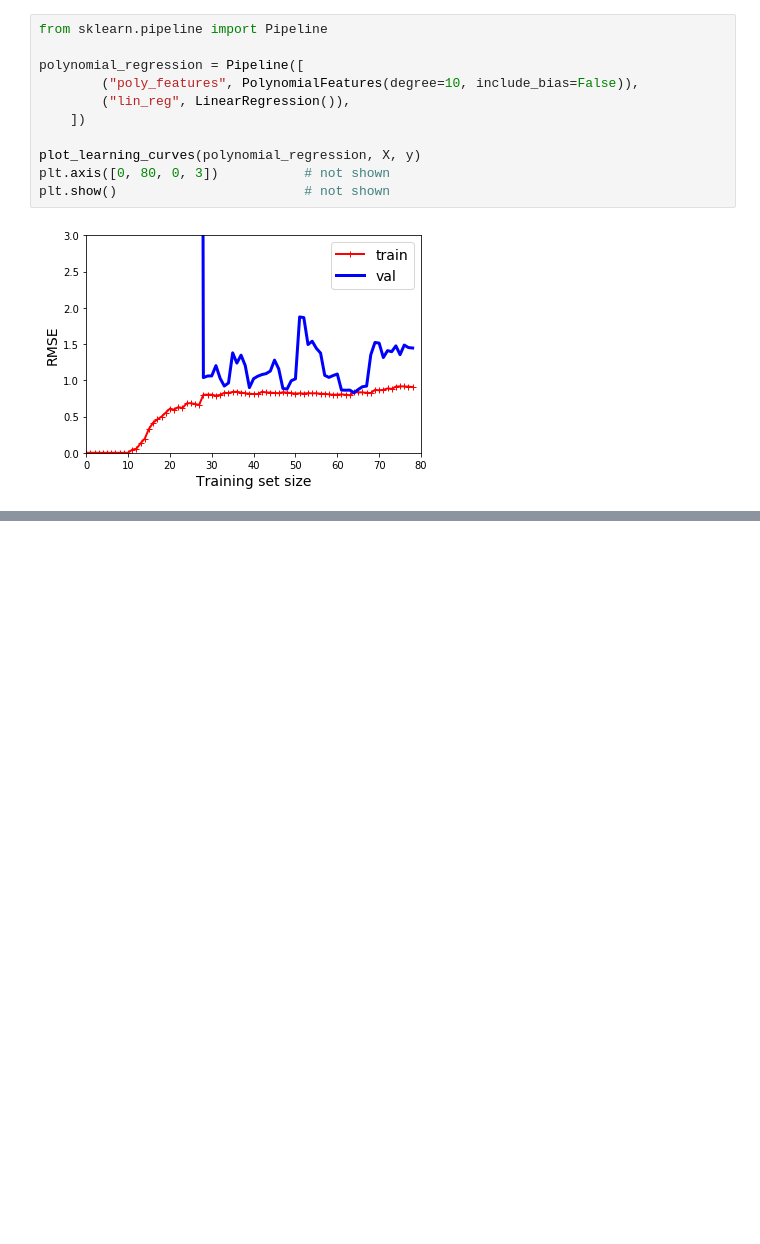
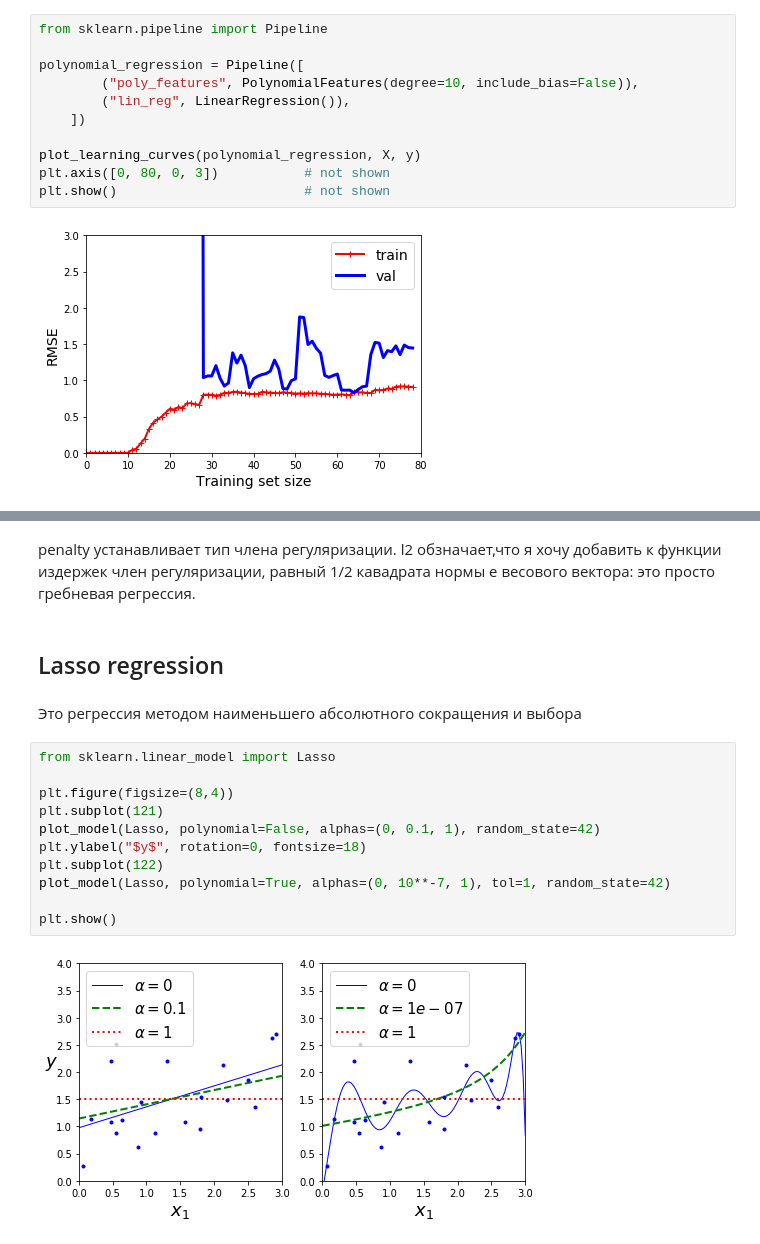
Before and after one commit to dinkaa19/book_ml, a Jupyter notebook: Chapter_4.ipynb, the cells around one changed output, grey strips where cells are left out. Saved outputs shown, nothing was run; the diff lists cells and outputs as text; blank space fills up the shorter version.

```diff
--- a/Chapter_4.ipynb
+++ b/Chapter_4.ipynb
@@ -356,0 +424,19 @@ plt.show()                        # not shown
+# %% [markdown]
+penalty устанавливает тип члена регуляризации. l2 обзначает,что я хочу добавить к функции издержек член регуляризации, равный 1/2 кавадрата нормы e весового вектора: это просто гребневая регрессия.
+# %% [markdown]
+## Lasso regression
+# %% [markdown]
+Это регрессия методом наименьшего абсолютного сокращения и выбора
+# %%
+from sklearn.linear_model import Lasso
+
+plt.figure(figsize=(8,4))
+plt.subplot(121)
+plot_model(Lasso, polynomial=False, alphas=(0, 0.1, 1), random_state=42)
+plt.ylabel("$y$", rotation=0, fontsize=18)
+plt.subplot(122)
+plot_model(Lasso, polynomial=True, alphas=(0, 10**-7, 1), tol=1, random_state=42)
+
+plt.show()
+# %% [output]
+[figure, added]
```
Also changed, not shown: parts of 54 cells of this notebook.
